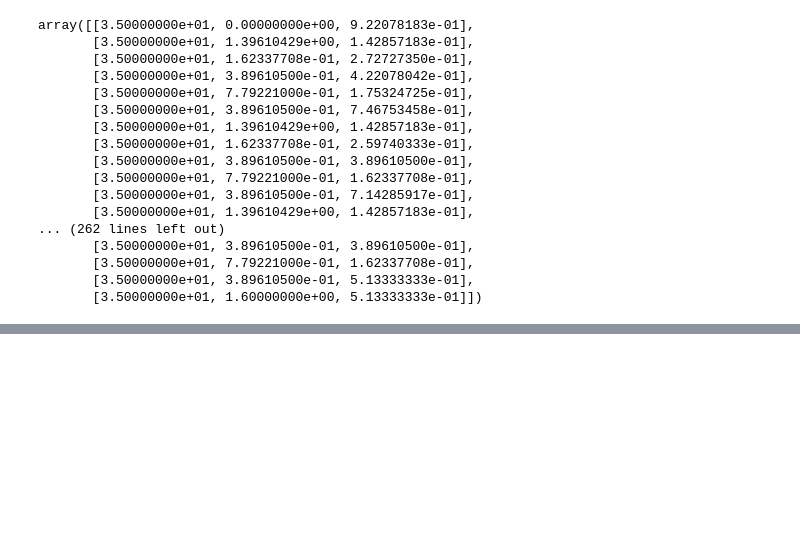
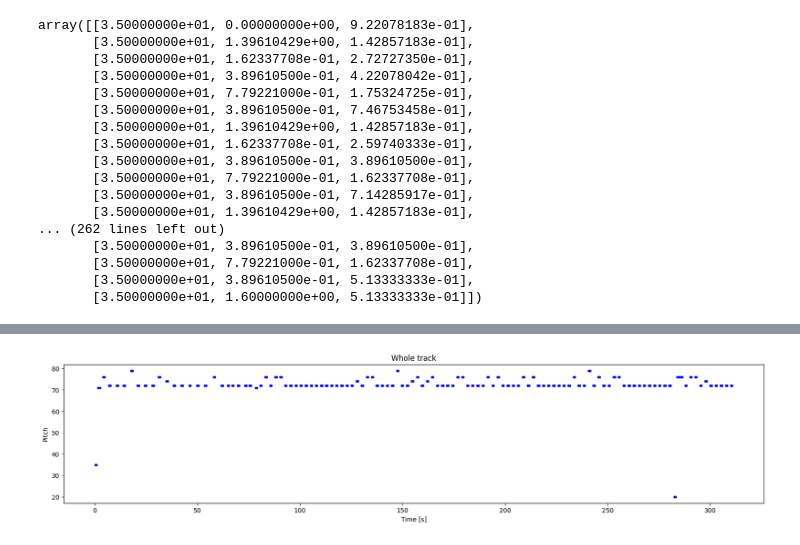
Before and after one commit to JaydenCJH/project_lyrics, a Jupyter notebook: MIDI_music.ipynb, the cells around one changed output, grey strips where cells are left out. Cells and saved outputs as stored; diff of their text form; code cells hidden in the pictures; blank space fills up the shorter version.

```diff
--- a/MIDI_music.ipynb
+++ b/MIDI_music.ipynb
@@ -668,3 +806,20 @@ out_pm = notes_to_midi(
 display_audio(out_pm)
 # %% [output]
 [interactive output not drawn]
+# %%
+# 악곡은 노트의 연속성이니 시각화 해보기. 첫번쨰 instrument 가 피아노니까 트랙 길이에 음표, 피치, 시작 & 끝을 플롯해보기.
+# count 는 input 에 있거나 없거나 상관없음.
+def plot_notes_roll(notes: pd.DataFrame, count: Optional[int] = None):
+  if count:
+    title = f'First {count} notes'
+  else:
+    title = f'Whole track'
+    count = len(notes['pitch'])
+  plt.figure(figsize=(20, 4))
+  plot_pitch = np.stack([notes['pitch'], notes['pitch']], axis=0)
+  plot_start_stop = np.stack([notes['start'], notes['end']], axis=0)
+  plt.plot(
+      plot_start_stop[:, :count], plot_pitch[:, :count], color="b", marker=".")
+  plt.xlabel('Time [s]')
+  plt.ylabel('Pitch')
+  _ = plt.title(title)
@@ -670,0 +839,4 @@ display_audio(out_pm)
+# %%
+plot_notes_roll(generated_notes)
+# %% [output]
+[figure, added]
```
Also changed, not shown: parts of 39 cells of this notebook, 4 other files.
